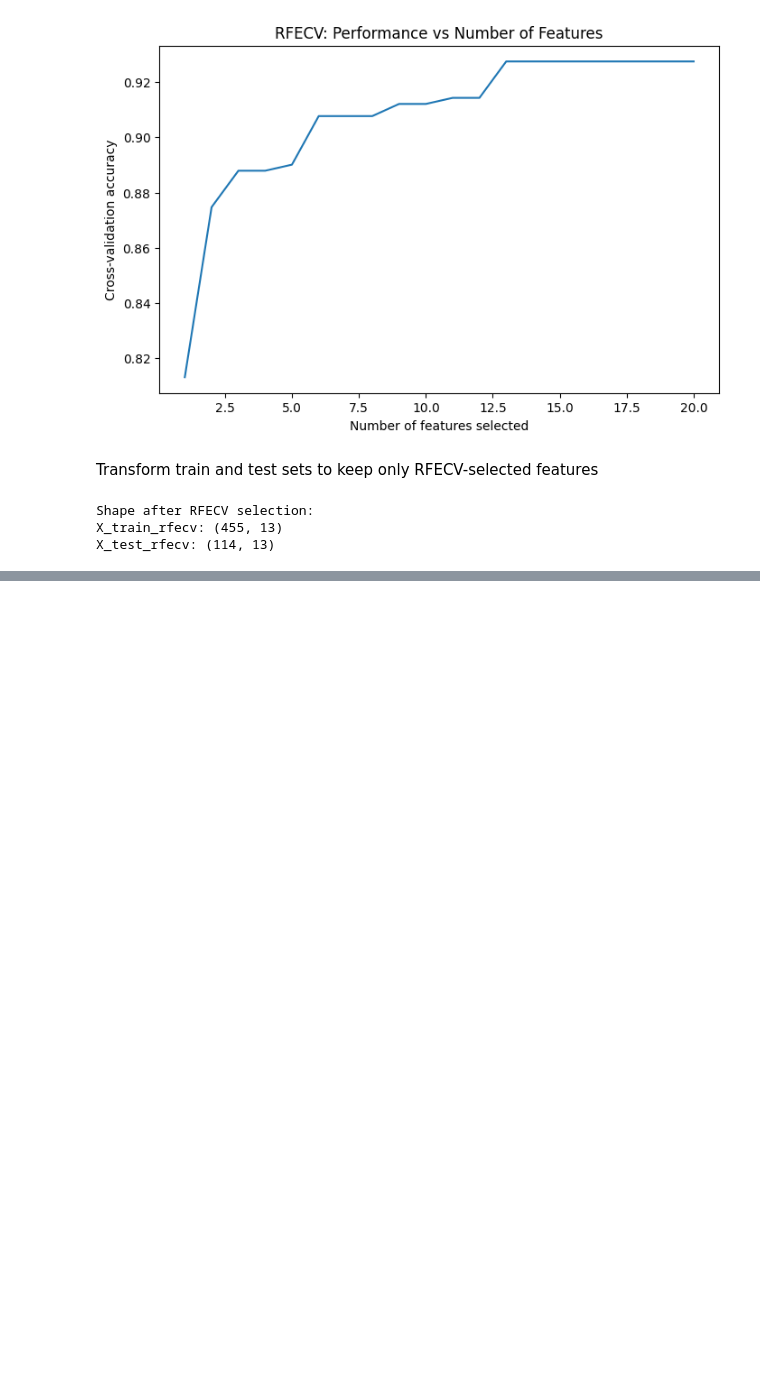
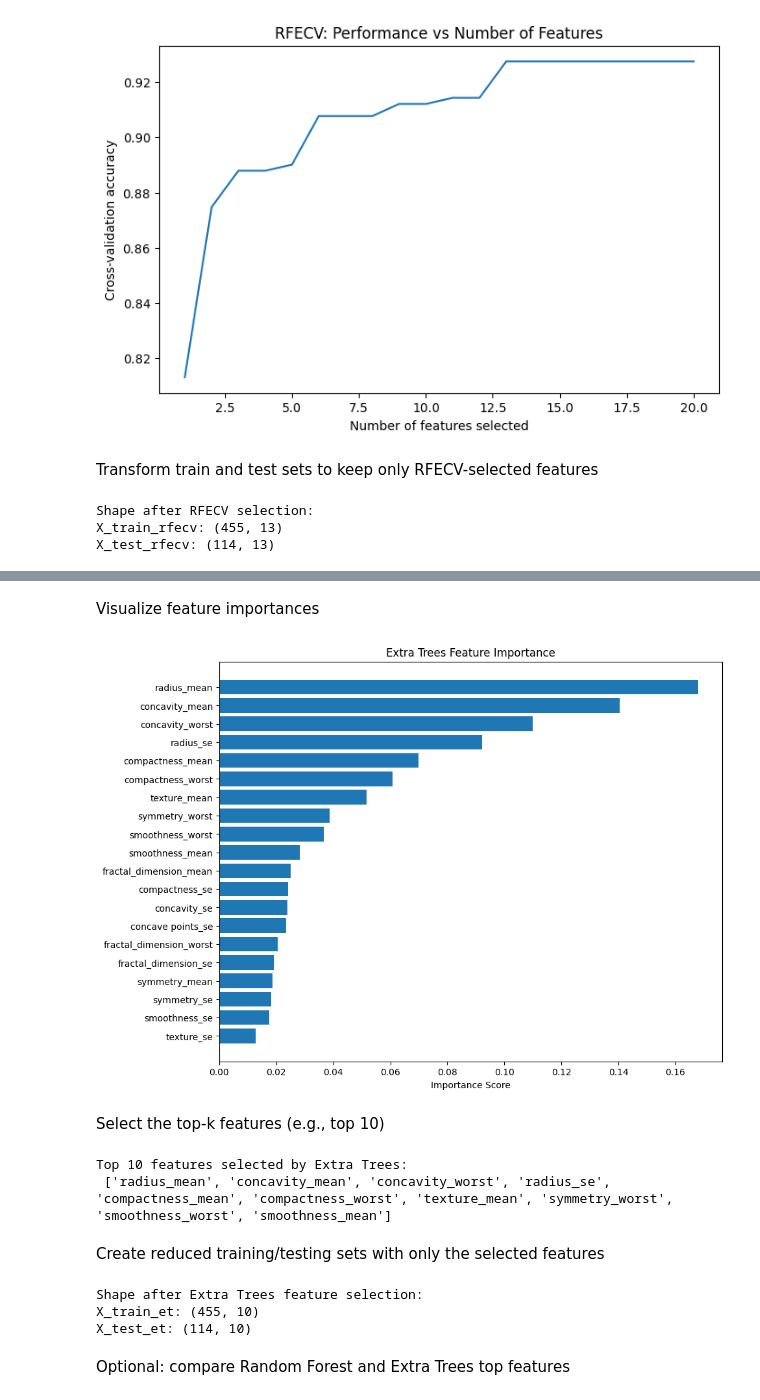
Before and after one commit to Badhon63/Machine-Learning_Lab, a Jupyter notebook: A2/05_regression.ipynb, the cells around one changed output, grey strips where cells are left out. Cells and saved outputs as stored; diff of their text form; code cells hidden in the pictures; blank space fills up the shorter version.

```diff
--- a/A2/05_regression.ipynb
+++ b/A2/05_regression.ipynb
@@ -580,0 +813,3 @@ X_test_rfecv: (114, 13)
+# %%
+et_model = ExtraTreesClassifier(n_estimators=200, random_state=42)
+et_model.fit(X_train, y_train)
@@ -580,0 +820,2 @@ X_test_rfecv: (114, 13)
+# %%
+et_importances = et_model.feature_importances_
@@ -580,0 +824,7 @@ X_test_rfecv: (114, 13)
+# %%
+et_importance_df = pd.DataFrame({
+    'Feature': X_train.columns,
+    'Importance': et_importances
+}).sort_values(by='Importance', ascending=False).reset_index(drop=True)
+
+print("Extra Trees feature importance ranking:\n", et_importance_df)
@@ -580,0 +849,35 @@ X_test_rfecv: (114, 13)
+# %% [markdown]
+Visualize feature importances
+# %%
+plt.figure(figsize=(10,8))
+plt.barh(et_importance_df['Feature'], et_importance_df['Importance'])
+plt.gca().invert_yaxis()
+plt.xlabel("Importance Score")
+plt.title("Extra Trees Feature Importance")
+plt.show()
+# %% [output]
+[figure, added]
+# %% [markdown]
+ Select the top-k features (e.g., top 10)
+# %%
+k = 10
+top_features_et = et_importance_df['Feature'].head(k).tolist()
+print(f"\nTop {k} features selected by Extra Trees:\n", top_features_et)
+# %% [output]
+Top 10 features selected by Extra Trees:
+ ['radius_mean', 'concavity_mean', 'concavity_worst', 'radius_se', 'compactness_mean', 'compactness_worst', 'texture_mean', 'symmetry_worst', 'smoothness_worst', 'smoothness_mean']
+# %% [markdown]
+Create reduced training/testing sets with only the selected features
+# %%
+X_train_et = X_train[top_features_et]
+X_test_et = X_test[top_features_et]
+
+print("\nShape after Extra Trees feature selection:")
+print("X_train_et:", X_train_et.shape)
+print("X_test_et:", X_test_et.shape)
+# %% [output]
+Shape after Extra Trees feature selection:
+X_train_et: (455, 10)
+X_test_et: (114, 10)
+# %% [markdown]
+Optional: compare Random Forest and Extra Trees top features
```
Also changed, not shown: parts of 96 cells of this notebook.
